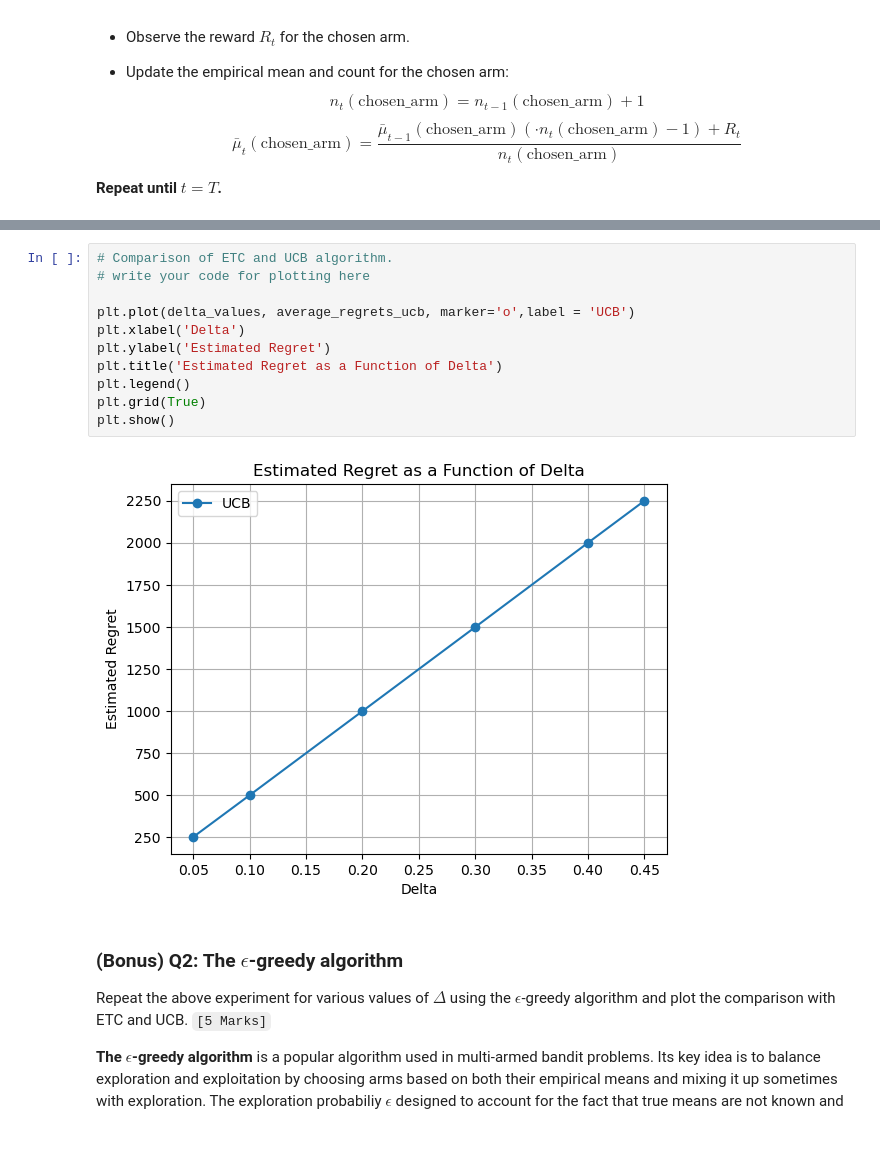
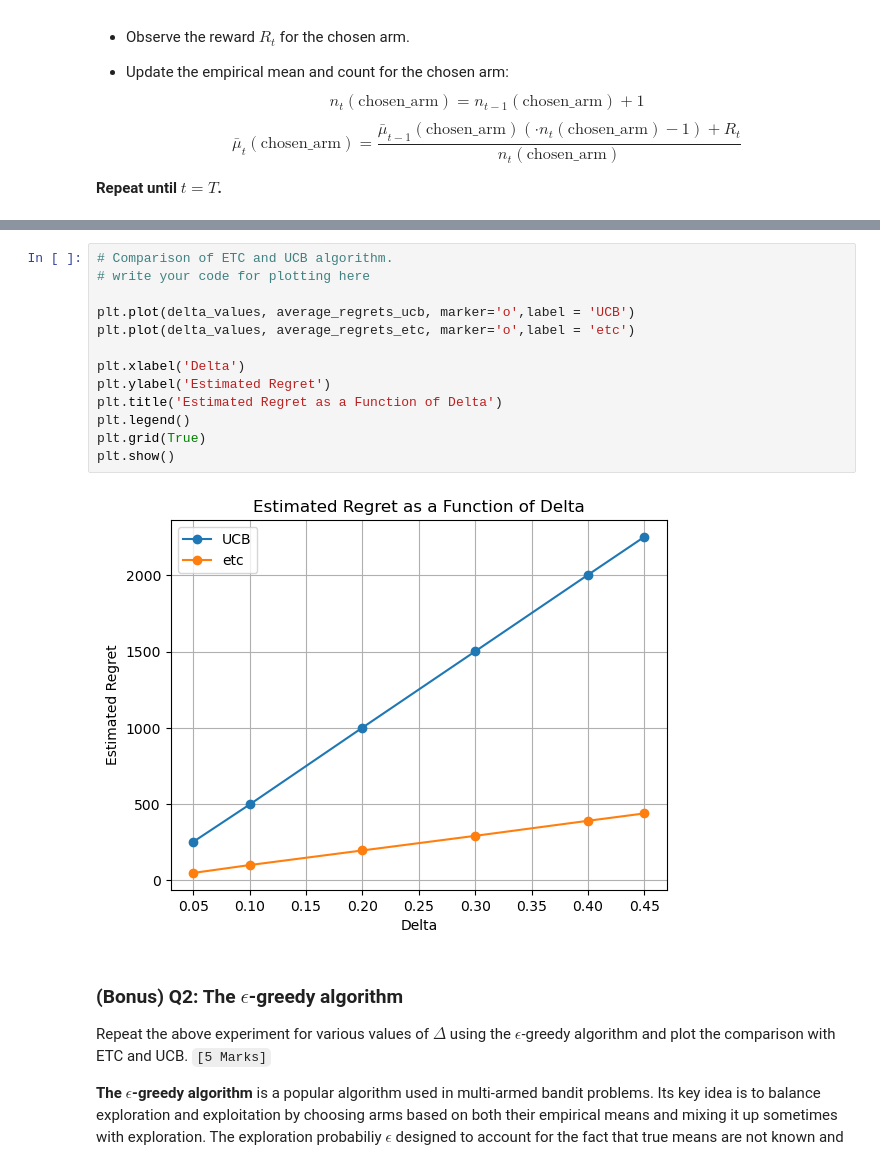
Before and after one commit to arsaha28/aimlref, a Jupyter notebook: RL/241562423_Arnab Saha_A1.ipynb, the cells around one changed output, grey strips where cells are left out. Cells and saved outputs as stored; diff of their text form.

```diff
--- a/RL/241562423_Arnab Saha_A1.ipynb
+++ b/RL/241562423_Arnab Saha_A1.ipynb
@@ -258,16 +258,18 @@ print(average_regrets_ucb)
 # %%
 # Comparison of ETC and UCB algorithm.
 # write your code for plotting here
 
 plt.plot(delta_values, average_regrets_ucb, marker='o',label = 'UCB')
+plt.plot(delta_values, average_regrets_etc, marker='o',label = 'etc')
+
 plt.xlabel('Delta')
 plt.ylabel('Estimated Regret')
 plt.title('Estimated Regret as a Function of Delta')
 plt.legend()
 plt.grid(True)
 plt.show()
 # %% [output]
-[figure, old version]
+[figure, new version]
 # %% [markdown]
 ### (**Bonus**) Q2: The $\epsilon$-greedy algorithm
 Repeat the above experiment for various values of $\Delta$ using the $\epsilon$-greedy algorithm and plot the comparison with ETC and UCB. `[5 Marks]`
```
Also changed, not shown: parts of 5 cells of this notebook.
